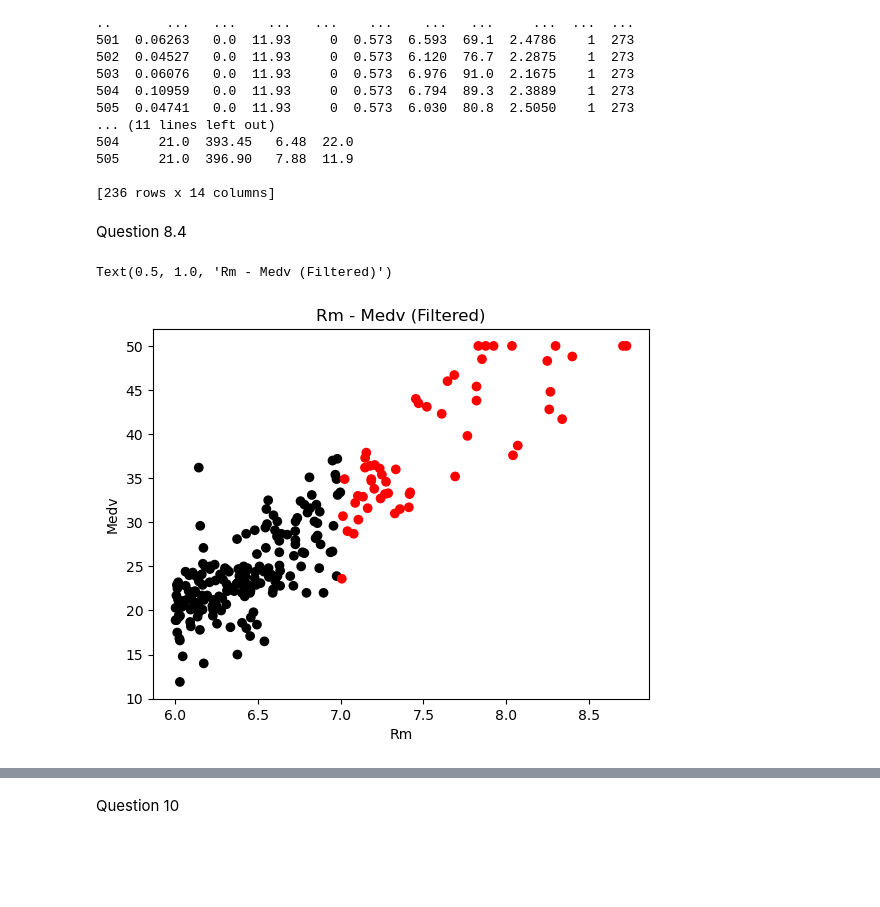
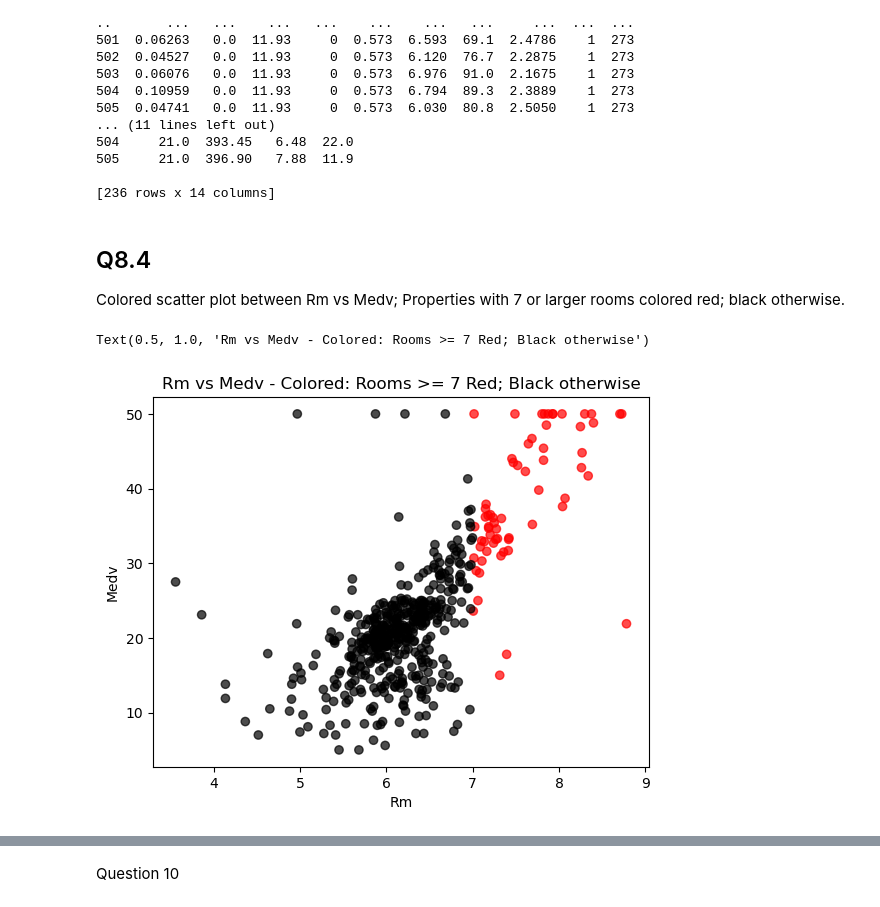
Before and after one commit to BranfordS813/CAP_6619_Coding_Tasks, a Jupyter notebook: Homework/Homework_1/Coding_Questions/Sanford_HW_1_Q8.ipynb, the cells around one changed output, grey strips where cells are left out. Saved outputs shown, nothing was run; the diff lists cells and outputs as text; code cells hidden in the pictures; blank space fills up the shorter version.

```diff
--- a/Homework/Homework_1/Coding_Questions/Sanford_HW_1_Q8.ipynb
+++ b/Homework/Homework_1/Coding_Questions/Sanford_HW_1_Q8.ipynb
@@ -157,24 +149,20 @@ print(filt_boston)
 
 [236 rows x 14 columns]
 # %% [markdown]
-Question 8.4
+## Q8.4
+
+Colored scatter plot between Rm vs Medv; Properties with 7 or larger rooms colored red; black otherwise.
 # %%
 # Assuming filtered dataset is used.
 
-frm_rm_medv = filt_boston[['Rm', 'Medv']]
-frm_rm_medv_sort = frm_rm_medv.sort_values('Rm')
-
-FRM_y_medv = frm_rm_medv_sort['Medv']
-F_x_rm = frm_rm_medv_sort['Rm']
-
-# colors
-colors = ['red' if rm >= 7 else 'black' for rm in frm_rm_medv_sort['Rm']]
+# Assigning colors via list comprehension
+colors = ['red' if x >= 7 else 'black' for x in x_rm]
 
 # Plot with conditions
-plt.scatter(F_x_rm, FRM_y_medv, c = colors, marker = 'o')
+plt.scatter(x_rm, y_medv, c = colors, marker = 'o', alpha=0.7)
 plt.xlabel('Rm')
 plt.ylabel('Medv')
-plt.title('Rm - Medv (Filtered)')
+plt.title('Rm vs Medv - Colored: Rooms >= 7 Red; Black otherwise')
 # %% [output]
-Text(0.5, 1.0, 'Rm - Medv (Filtered)')
+Text(0.5, 1.0, 'Rm vs Medv - Colored: Rooms >= 7 Red; Black otherwise')
-[figure, old version]
+[figure, new version]
```
Also changed, not shown: parts of 25 cells of this notebook.
